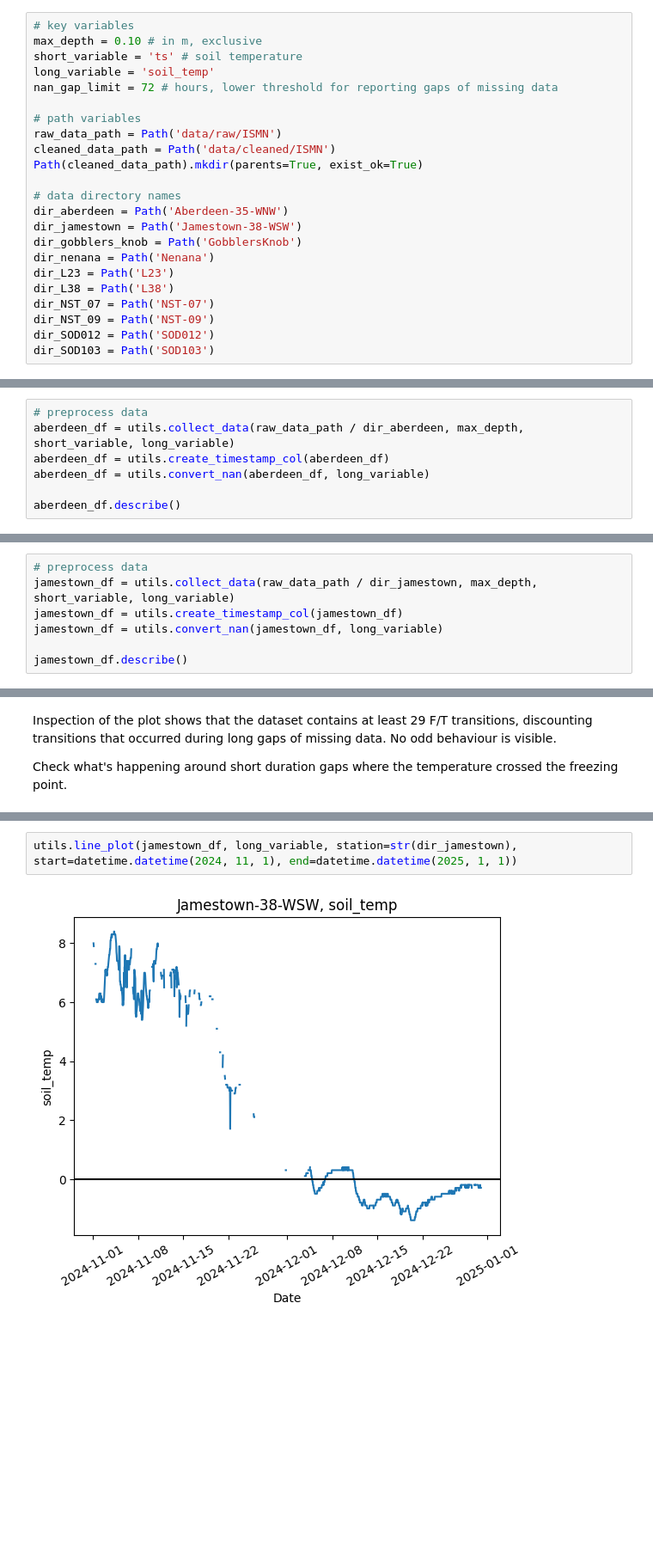
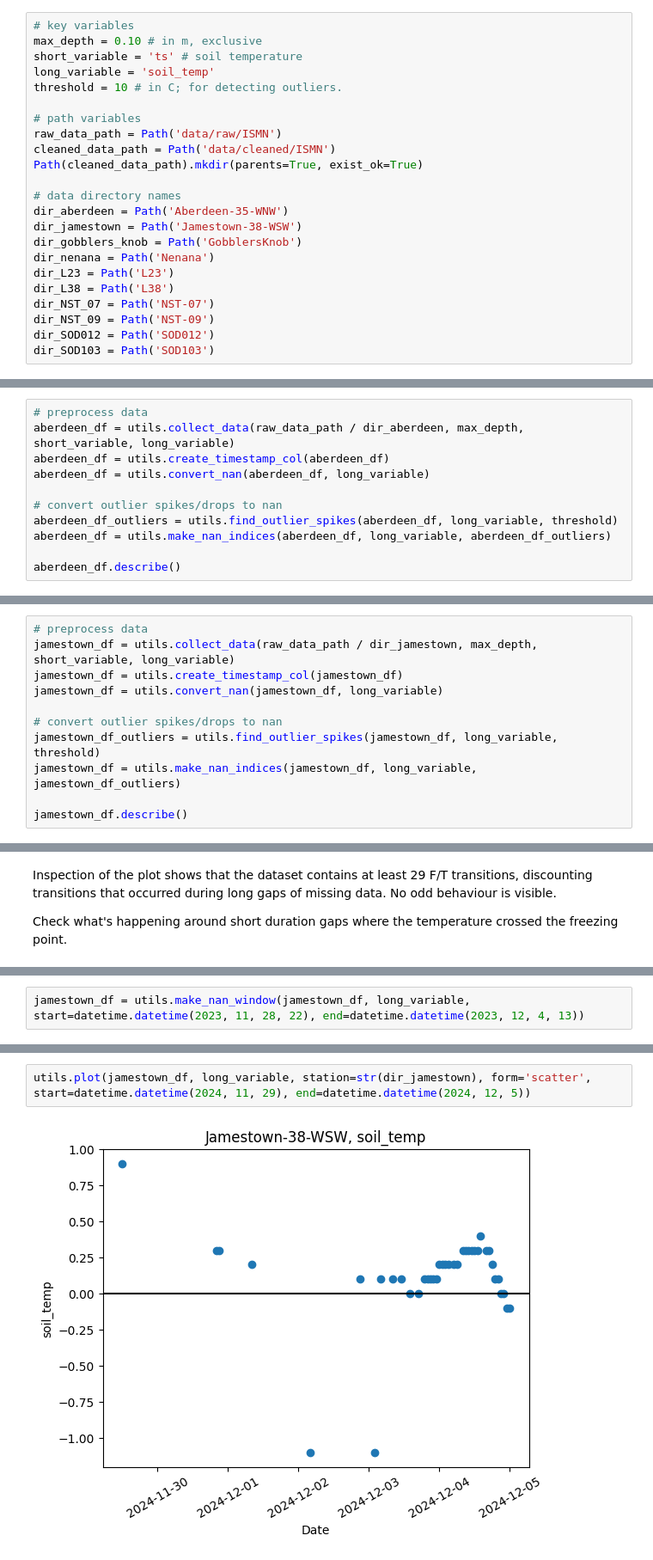
Before and after one commit to gerezk/freeze-thaw-soil-prediction, a Jupyter notebook: ISMN_data_cleaning.ipynb, the cells around one changed output, grey strips where cells are left out. Shown at 86% size. Drawn from its saved outputs; the diff is of its cells as text; blank space fills up the shorter version.

Commit message:
Revise cleaning of aberdeen and jamestown; complete cleaning of gobblers knob

```diff
--- a/ISMN_data_cleaning.ipynb
+++ b/ISMN_data_cleaning.ipynb
@@ -24,7 +33,7 @@ The goal is to generate descriptive statistics, plot, and impute missing values
 max_depth = 0.10 # in m, exclusive
 short_variable = 'ts' # soil temperature
 long_variable = 'soil_temp'
-nan_gap_limit = 72 # hours, lower threshold for reporting gaps of missing data
+threshold = 10 # in C; for detecting outliers.
 
 # path variables
 raw_data_path = Path('data/raw/ISMN')
@@ -50,6 +59,10 @@ aberdeen_df = utils.collect_data(raw_data_path / dir_aberdeen, max_depth, short_
 aberdeen_df = utils.create_timestamp_col(aberdeen_df)
 aberdeen_df = utils.convert_nan(aberdeen_df, long_variable)
 
+# convert outlier spikes/drops to nan
+aberdeen_df_outliers = utils.find_outlier_spikes(aberdeen_df, long_variable, threshold)
+aberdeen_df = utils.make_nan_indices(aberdeen_df, long_variable, aberdeen_df_outliers)
+
 aberdeen_df.describe()
 # %% [output]
 |  | soil_temp |
@@ -128,6 +128,10 @@ jamestown_df = utils.collect_data(raw_data_path / dir_jamestown, max_depth, shor
 jamestown_df = utils.create_timestamp_col(jamestown_df)
 jamestown_df = utils.convert_nan(jamestown_df, long_variable)
 
+# convert outlier spikes/drops to nan
+jamestown_df_outliers = utils.find_outlier_spikes(jamestown_df, long_variable, threshold)
+jamestown_df = utils.make_nan_indices(jamestown_df, long_variable, jamestown_df_outliers)
+
 jamestown_df.describe()
 # %% [output]
 |  | soil_temp |
@@ -198,0 +205,2 @@ Odd behaviour from 2023-11-28 to 2023-12-04. Missing data is also more frequent
+# %%
+jamestown_df = utils.make_nan_window(jamestown_df, long_variable, start=datetime.datetime(2023, 11, 28, 22), end=datetime.datetime(2023, 12, 4, 13))
@@ -199,4 +209,4 @@ Odd behaviour from 2023-11-28 to 2023-12-04. Missing data is also more frequent
 # %%
-utils.line_plot(jamestown_df, long_variable, station=str(dir_jamestown), start=datetime.datetime(2024, 11, 1), end=datetime.datetime(2025, 1, 1))
+utils.plot(jamestown_df, long_variable, station=str(dir_jamestown), form='scatter', start=datetime.datetime(2024, 11, 29), end=datetime.datetime(2024, 12, 5))
 # %% [output]
-[figure, old version]
+[figure, new version]
```
Also changed, not shown: parts of 32 cells of this notebook, 2 other files.
